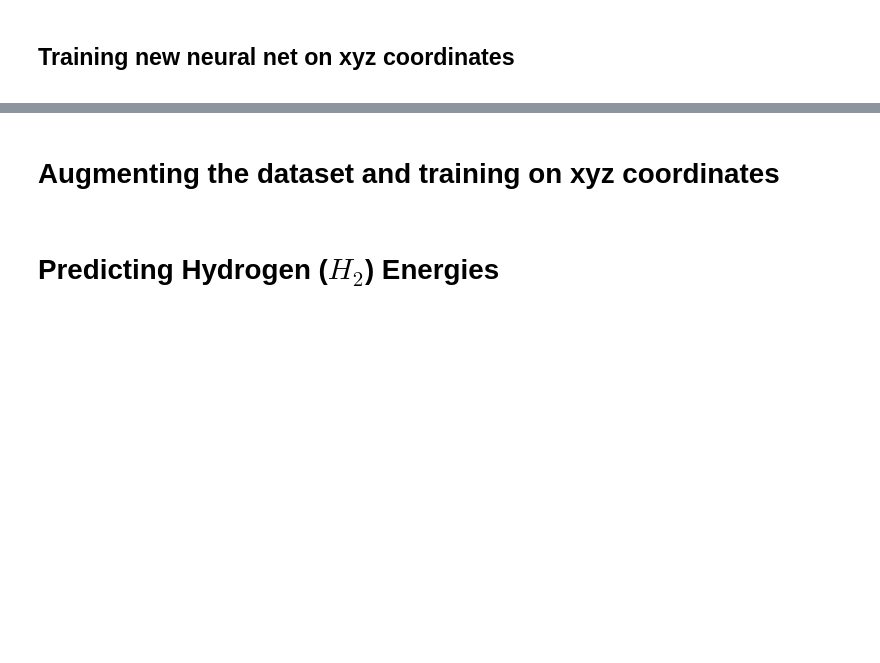
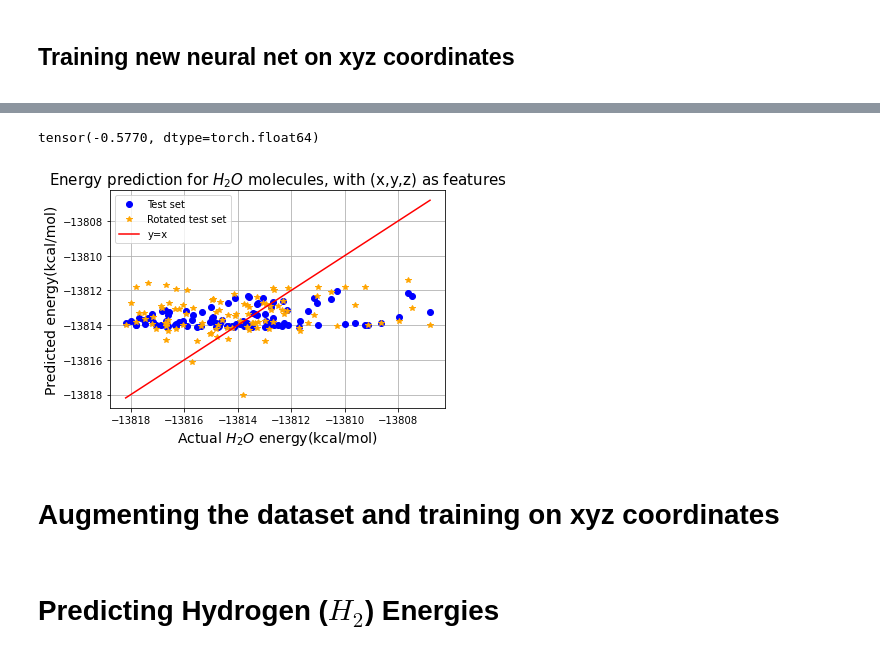
Before and after one commit to KKaroni/Symmetry-in-Machine-learned-Molecular-Force-Fields, a Jupyter notebook: BPNN.ipynb, the cells around one changed output, grey strips where cells are left out. Cells and saved outputs as stored; diff of their text form; code cells hidden in the pictures; blank space fills up the shorter version.

```diff
--- a/BPNN.ipynb
+++ b/BPNN.ipynb
@@ -1218,26 +1345,30 @@ print(prediction_xyz*var_lab+mean_lab)
 # %%
 prediction_xyz_rot = torch.tensor(prediction_xyz_rot)
 prediction_xyz = torch.tensor(prediction_xyz)
 
 x = np.linspace(min(test_labels*var_lab+mean_lab), max(test_labels*var_lab+mean_lab))
 print(min(torch.cat((test_labels,prediction_xyz_rot),0)))
 y = x
 plt.plot(test_labels*var_lab+mean_lab,prediction_xyz*var_lab+mean_lab, 'o', color='blue', label = 'Test set')
 plt.plot(test_labels*var_lab+mean_lab,prediction_xyz_rot*var_lab+mean_lab, '*', color='orange', label = 'Rotated test set')
 plt.plot(x,y, color='red',label = 'y=x')
 plt.grid()
 #plt.xlim([min(torch.cat((test_labels,prediction),0)), max(torch.cat((test_labels,prediction),0))])
 #plt.ylim([min(torch.cat((test_labels,prediction),0)), max(torch.cat((test_labels,prediction)))])
 #plt.ylim([-13822,-13800])
 #plt.ticklabel_format(axis="y", style="plain")
 plt.ticklabel_format(useOffset=False, style='plain')
 #plt.tick_params(axis='both',labelsize=14)
-plt.xlabel('Actual $H_2O$ energy value (kcal/mol)',fontsize=14)
-plt.ylabel('Predicted energy value (kcal/mol)',fontsize=14)
+plt.xlabel('Actual $H_2O$ energy(kcal/mol)',fontsize=14)
+plt.ylabel('Predicted energy(kcal/mol)',fontsize=14)
 plt.title('Energy prediction for $H_2O$ molecules, with (x,y,z) as features',fontsize=15)
 plt.legend()
-plt.savefig('rot_xyz_predicted_energies_H2O',bbox_inches='tight')
+#plt.savefig('rot_xyz_predicted_energies_H2O',bbox_inches='tight')
+plt.savefig('rot_rot_xyz_predicted_energies_H2O',bbox_inches='tight')
 plt.show()
+# %% [output]
+tensor(-0.5770, dtype=torch.float64)
+[figure, added]
 # %% [markdown]
 **<h1> Augmenting the dataset and training on xyz coordinates**
 # %%
```
Also changed, not shown: parts of 22 cells of this notebook.
